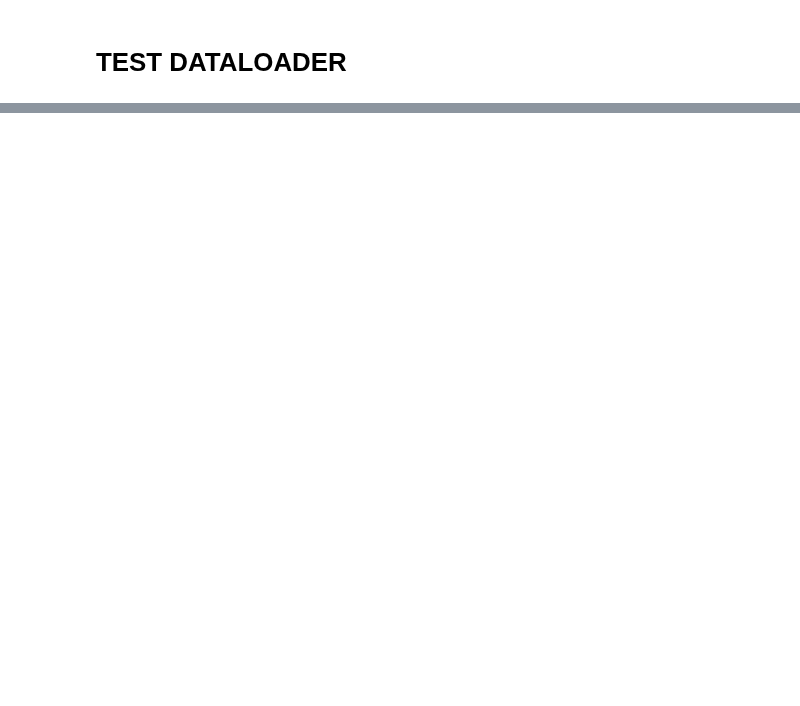
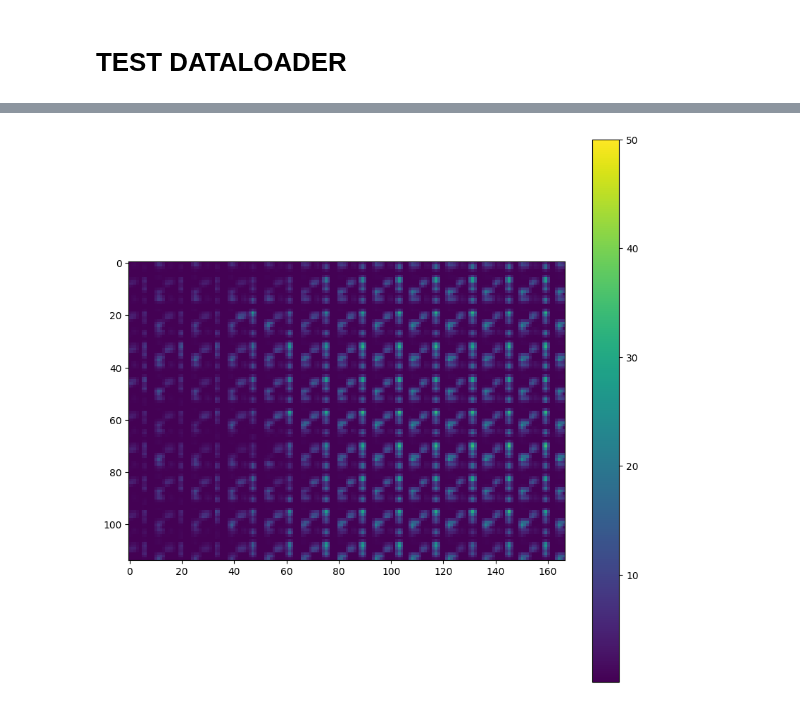
Before and after one commit to Matteo-Salis/physics-guided-gwl, a Jupyter notebook: src/notebooks/meteo_wtd_loader_2D.ipynb, the cells around one changed output, grey strips where cells are left out. Cells and saved outputs as stored; diff of their text form; code cells hidden in the pictures; blank space fills up the shorter version.

Commit message:
Use case 2D: dummy model + wandb + refactor

```diff
--- a/src/notebooks/meteo_wtd_loader_2D.ipynb
+++ b/src/notebooks/meteo_wtd_loader_2D.ipynb
@@ -411,3 +267,3 @@ Error:
 # %%
-x1,y1,z1 = ds[-1]
+x1,y1,z1 = ds[900]
 print(f"Sizes: {x1.shape} - {y1.shape} - {z1.shape}")
@@ -413,0 +272,4 @@ print(f"Sizes: {x1.shape} - {y1.shape} - {z1.shape}")
+# %%
+model = Discrete2DNN()
+model.load_state_dict(torch.load("/leonardo_scratch/fast/IscrC_DL4EO/model_test.pt", weights_only=True, map_location=torch.device('cpu')))
+model.eval()
@@ -414,5 +289,5 @@ print(f"Sizes: {x1.shape} - {y1.shape} - {z1.shape}")
 # %%
-X = (x1.to(device), y1.to(device))
+X = (torch.unsqueeze(x1, dim=0).to(device), torch.unsqueeze(y1, dim=0).to(device))
 Y = model(X)
 print(Y)
 print(Y.shape)
@@ -420,0 +312,7 @@ z1.shape
+# %%
+with torch.no_grad():
+    plt.figure(figsize = (10,10))
+    plt.imshow(Y[0,0,10,:,:], vmax=50)
+    plt.colorbar()
+# %% [output]
+[figure, added]
```
Also changed, not shown: parts of 29 cells of this notebook, 3 other files.
